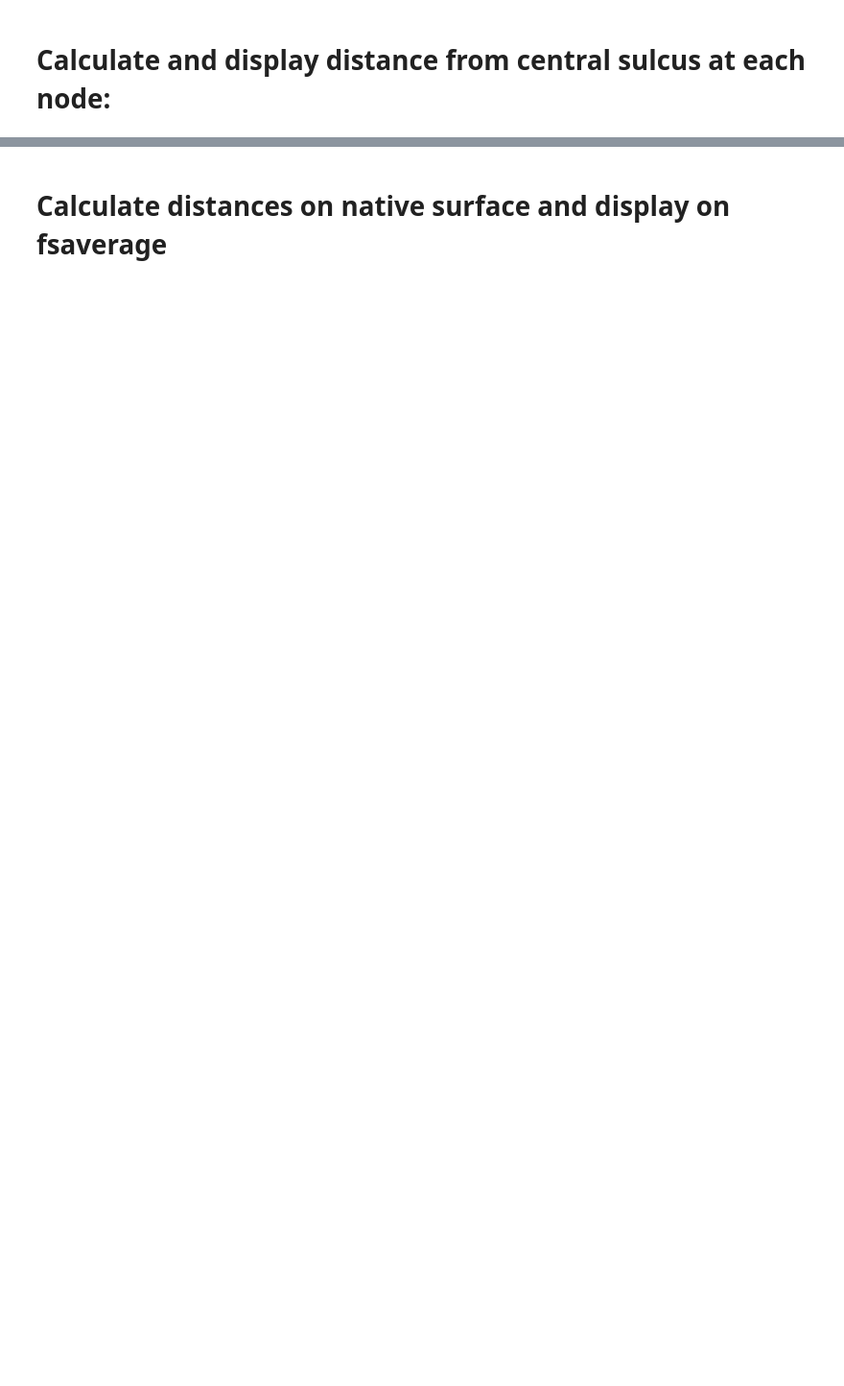
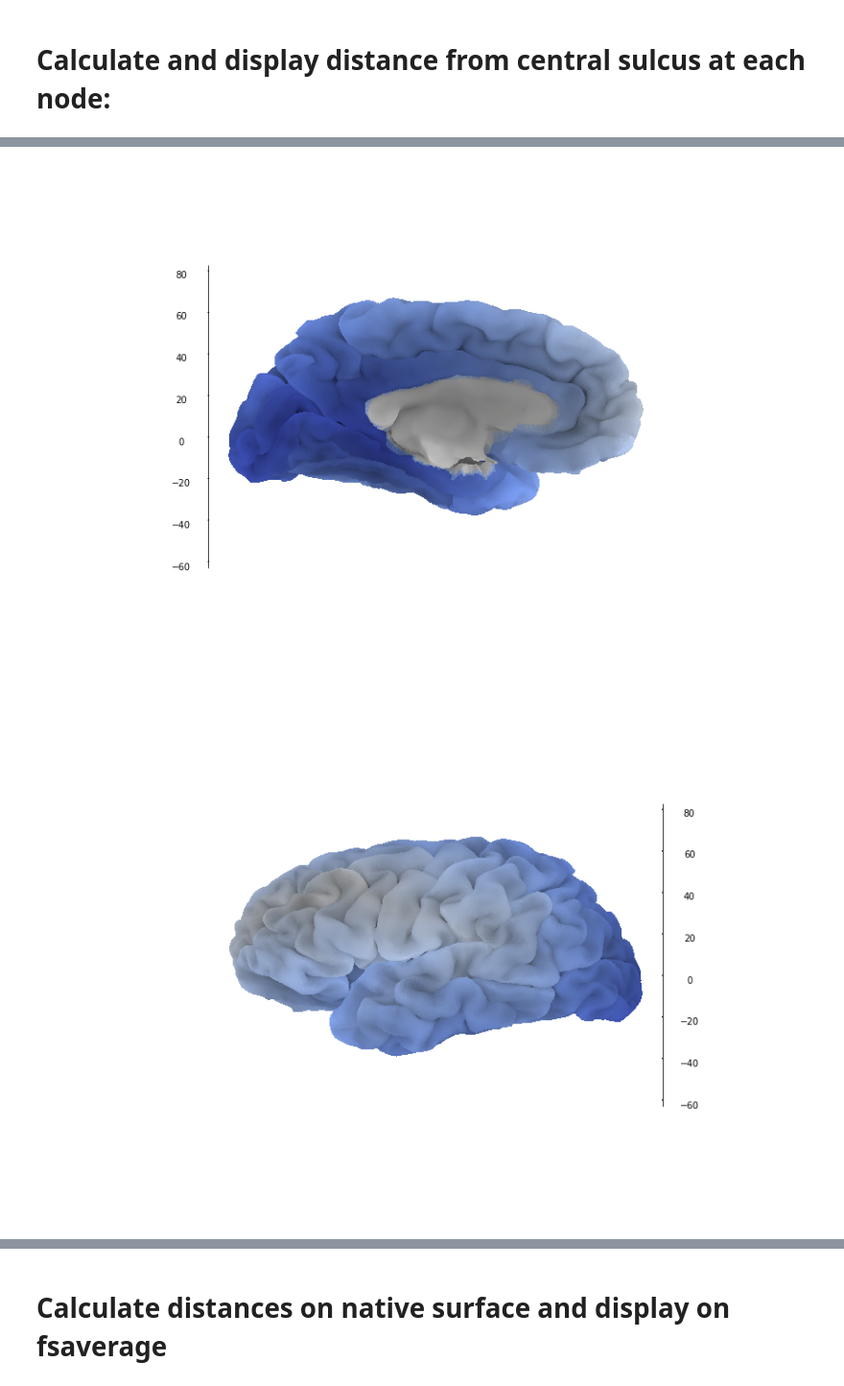
Before and after one commit to NeuroanatomyAndConnectivity/surfdist, a Jupyter notebook: examples/demo.ipynb, the cells around one changed output, grey strips where cells are left out. Shown at 96% size. Cells and saved outputs as stored; diff of their text form; code cells hidden in the pictures; blank space fills up the shorter version.

```diff
--- a/examples/demo.ipynb
+++ b/examples/demo.ipynb
@@ -36,0 +49,15 @@ plot_lat = sd.viz.viz(surf[0], surf[1], dist, azim=180, bg_map=sulc, bg_on_stat=
+# %%
+# visualize
+plot_med, ax_med = sd.viz.viz(surf[0], surf[1], dist2, bg_map=sulc, bg_on_stat=True, cmap=cmap, figsize=((15,10)))
+ax_med.axes.set_axis_off()
+ax_med.grid(False)
+plt.show()
+plot_med.savefig('fig.dist2.med.png')
+plot_lat, ax_lat = sd.viz.viz(surf[0], surf[1], dist2, azim=180, bg_map=sulc, bg_on_stat=True, cmap=cmap, figsize=((15,10)))
+ax_lat.axes.set_axis_off()
+ax_lat.grid(False)
+plt.show()
+plot_lat.savefig('fig.dist2.lat.png')
+# %% [output]
+[figure, added]
+[figure, added]
```
Also changed, not shown: parts of 17 cells of this notebook.
